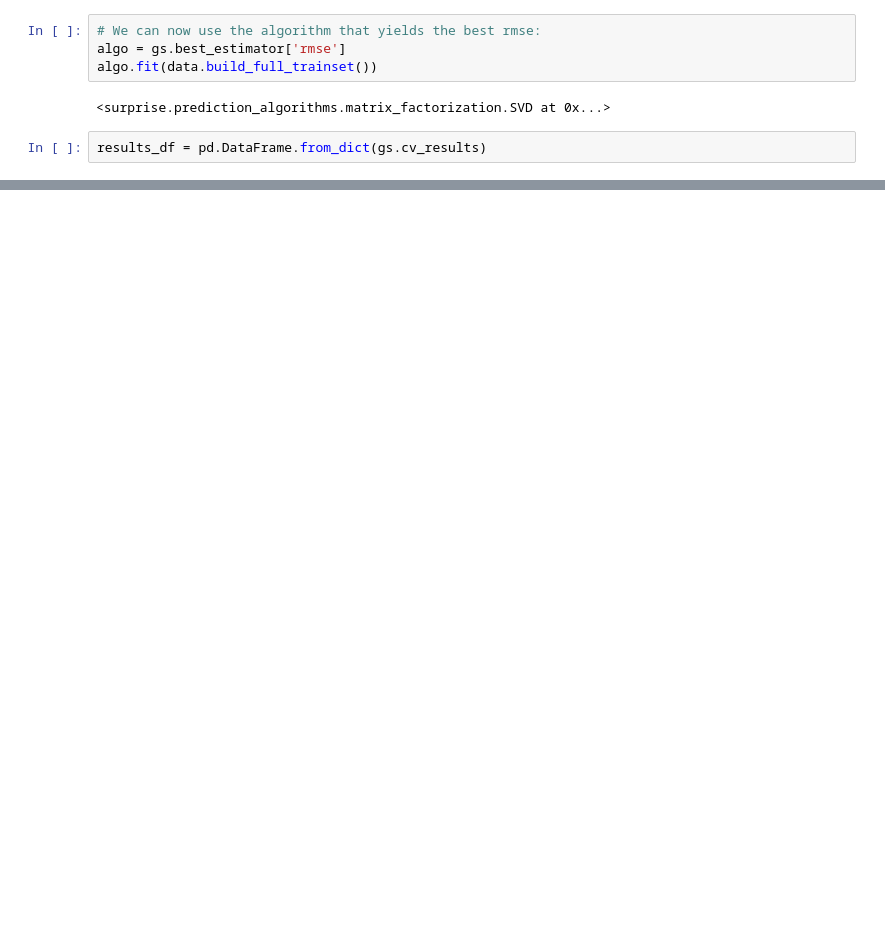
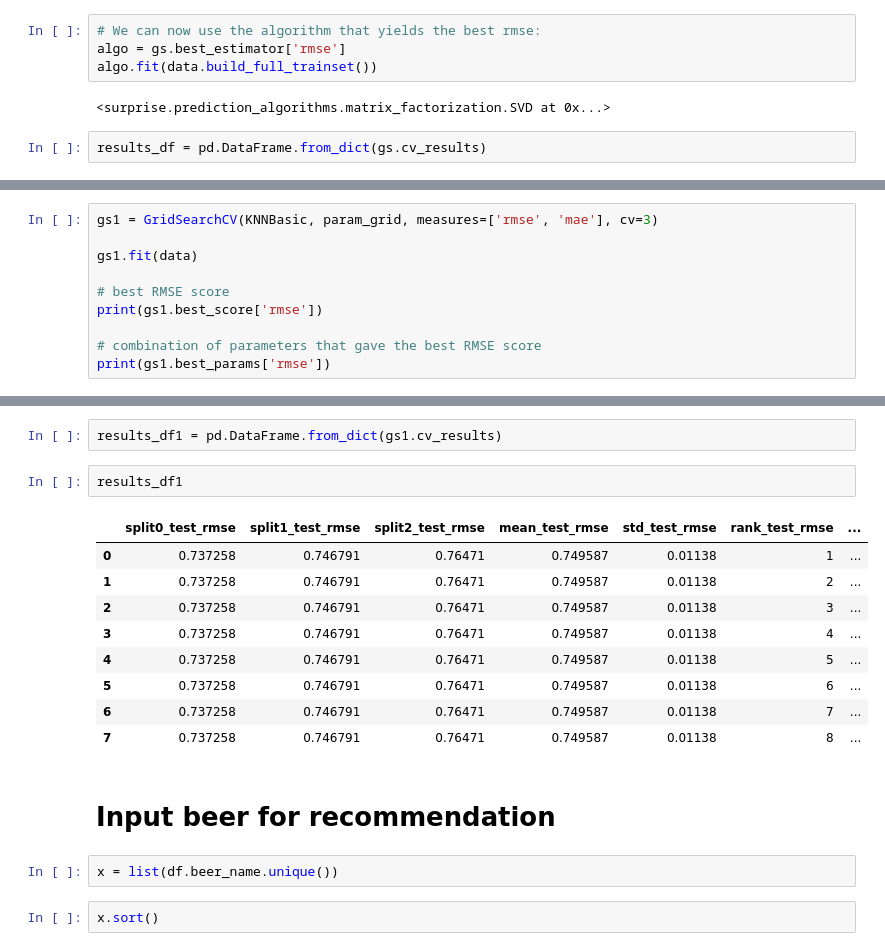
Before and after one commit to loisr/Beer-Recommendations, a Jupyter notebook: Surprise! - Recommendation System.ipynb, the cells around one changed output, grey strips where cells are left out. Cells and saved outputs as stored; diff of their text form; blank space fills up the shorter version.

```diff
--- a/Surprise! - Recommendation System.ipynb
+++ b/Surprise! - Recommendation System.ipynb
@@ -405,0 +375,10 @@ results_df
+# %%
+gs1 = GridSearchCV(KNNBasic, param_grid, measures=['rmse', 'mae'], cv=3)
+
+gs1.fit(data)
+
+# best RMSE score
+print(gs1.best_score['rmse'])
+
+# combination of parameters that gave the best RMSE score
+print(gs1.best_params['rmse'])
@@ -405,0 +411,20 @@ results_df
+# %%
+results_df1 = pd.DataFrame.from_dict(gs1.cv_results)
+# %%
+results_df1
+# %% [output]
+|  | split0_test_rmse | split1_test_rmse | split2_test_rmse | mean_test_rmse | std_test_rmse | rank_test_rmse | ... |
+| 0 | 0.737258 | 0.746791 | 0.76471 | 0.749587 | 0.01138 | 1 | ... |
+| 1 | 0.737258 | 0.746791 | 0.76471 | 0.749587 | 0.01138 | 2 | ... |
+| 2 | 0.737258 | 0.746791 | 0.76471 | 0.749587 | 0.01138 | 3 | ... |
+| 3 | 0.737258 | 0.746791 | 0.76471 | 0.749587 | 0.01138 | 4 | ... |
+| 4 | 0.737258 | 0.746791 | 0.76471 | 0.749587 | 0.01138 | 5 | ... |
+| 5 | 0.737258 | 0.746791 | 0.76471 | 0.749587 | 0.01138 | 6 | ... |
+| 6 | 0.737258 | 0.746791 | 0.76471 | 0.749587 | 0.01138 | 7 | ... |
+| 7 | 0.737258 | 0.746791 | 0.76471 | 0.749587 | 0.01138 | 8 | ... |
+# %% [markdown]
+# Input beer for recommendation
+# %%
+x = list(df.beer_name.unique())
+# %%
+x.sort()
```
Also changed, not shown: parts of 27 cells of this notebook.
